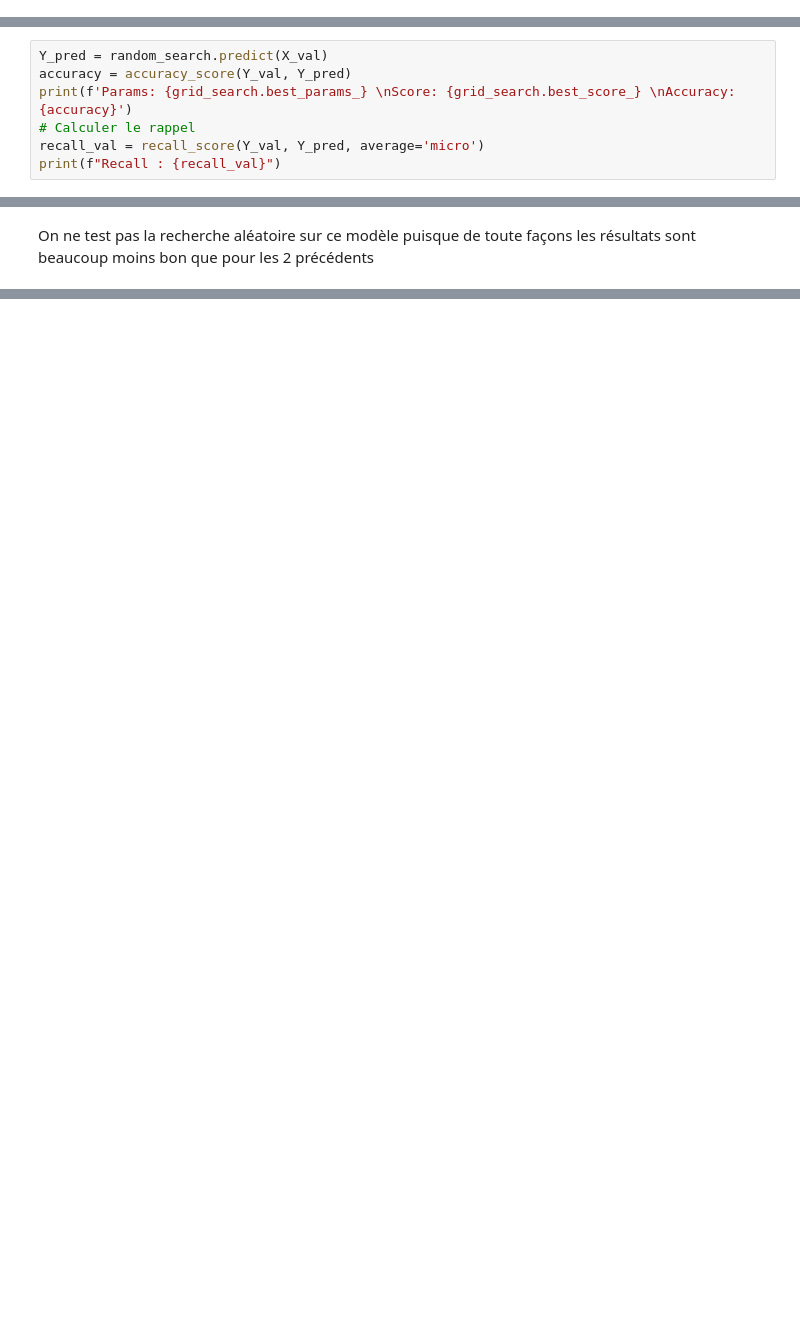
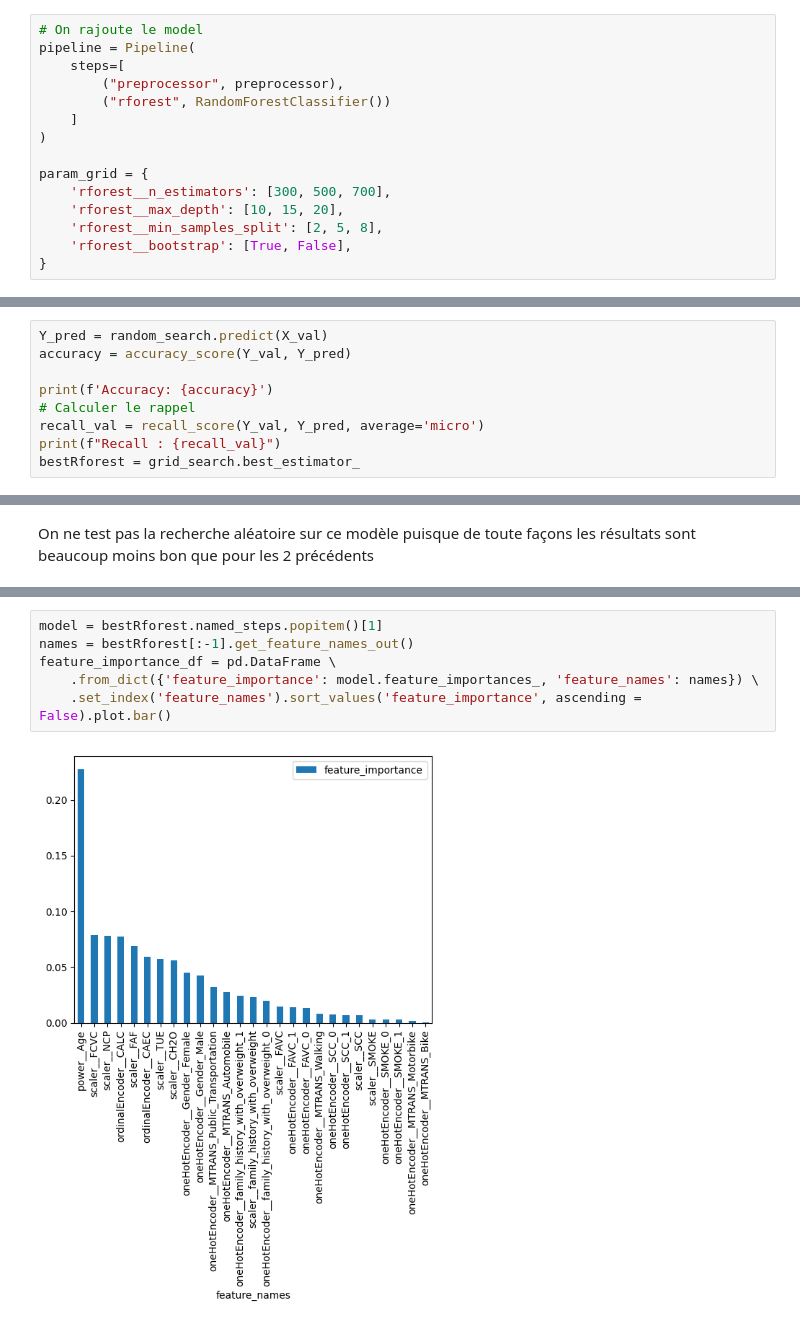
Before and after one commit to matteodcr/mgl869, a Jupyter notebook: notebook_finale.ipynb, the cells around one changed output, grey strips where cells are left out. Cells and saved outputs as stored; diff of their text form; blank space fills up the shorter version.

```diff
--- a/notebook_finale.ipynb
+++ b/notebook_finale.ipynb
@@ -511 +485,16 @@ param_grid = {
+# %%
+# On rajoute le model
+pipeline = Pipeline(
+    steps=[
+        ("preprocessor", preprocessor),
+        ("rforest", RandomForestClassifier())
+    ]
+)
+
+param_grid = {
+    'rforest__n_estimators': [300, 500, 700],
+    'rforest__max_depth': [10, 15, 20],
+    'rforest__min_samples_split': [2, 5, 8],
+    'rforest__bootstrap': [True, False],
+}
 # %% [markdown]
@@ -587,7 +555,9 @@ Evaluation
 # %%
 Y_pred = random_search.predict(X_val)
 accuracy = accuracy_score(Y_val, Y_pred)
-print(f'Params: {grid_search.best_params_} \nScore: {grid_search.best_score_} \nAccuracy: {accuracy}')
+
+print(f'Accuracy: {accuracy}')
 # Calculer le rappel
 recall_val = recall_score(Y_val, Y_pred, average='micro')
 print(f"Recall : {recall_val}")
+bestRforest = grid_search.best_estimator_
@@ -785,0 +786,8 @@ On ne test pas la recherche aléatoire sur ce modèle puisque de toute façons l
+# %%
+model = bestRforest.named_steps.popitem()[1]
+names = bestRforest[:-1].get_feature_names_out()
+feature_importance_df = pd.DataFrame \
+    .from_dict({'feature_importance': model.feature_importances_, 'feature_names': names}) \
+    .set_index('feature_names').sort_values('feature_importance', ascending = False).plot.bar()
+# %% [output]
+[figure, added]
```
Also changed, not shown: parts of 35 cells of this notebook, 2 other files.
